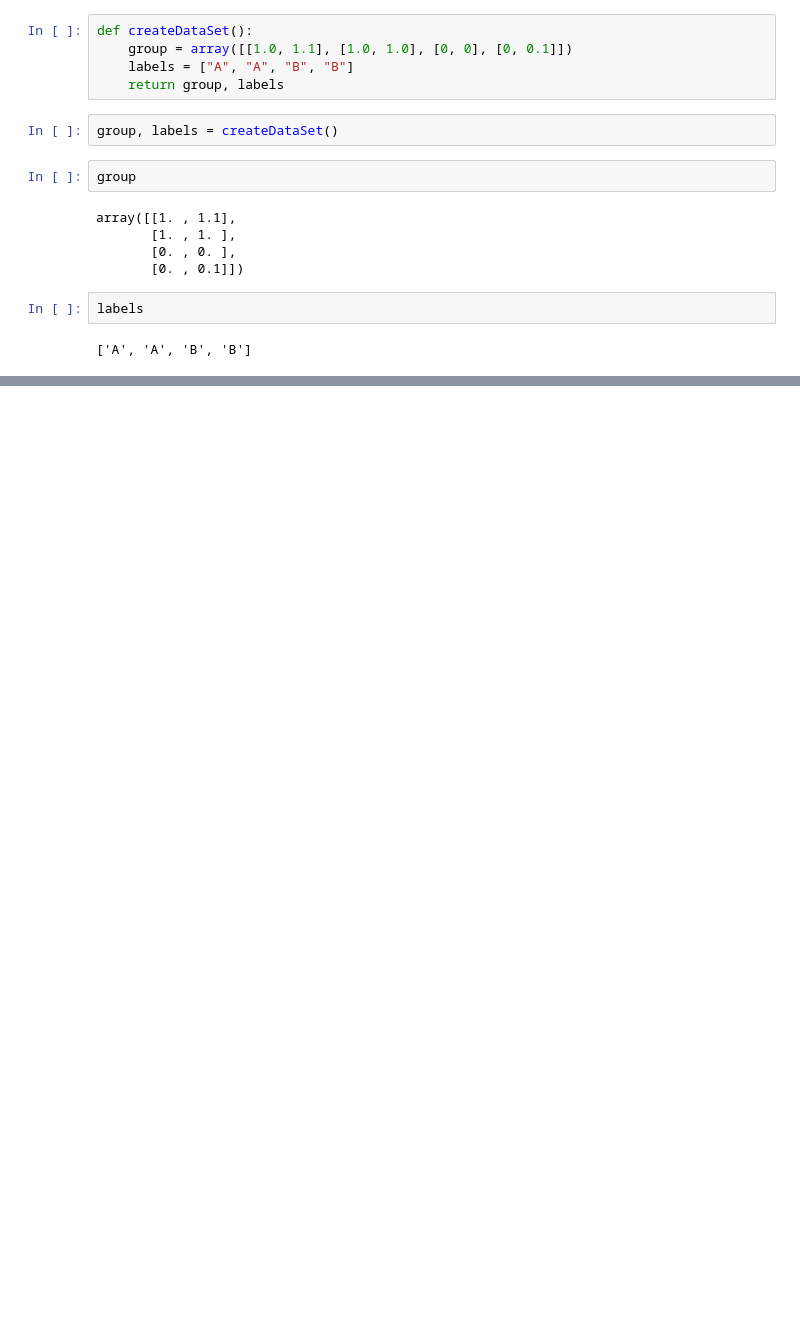
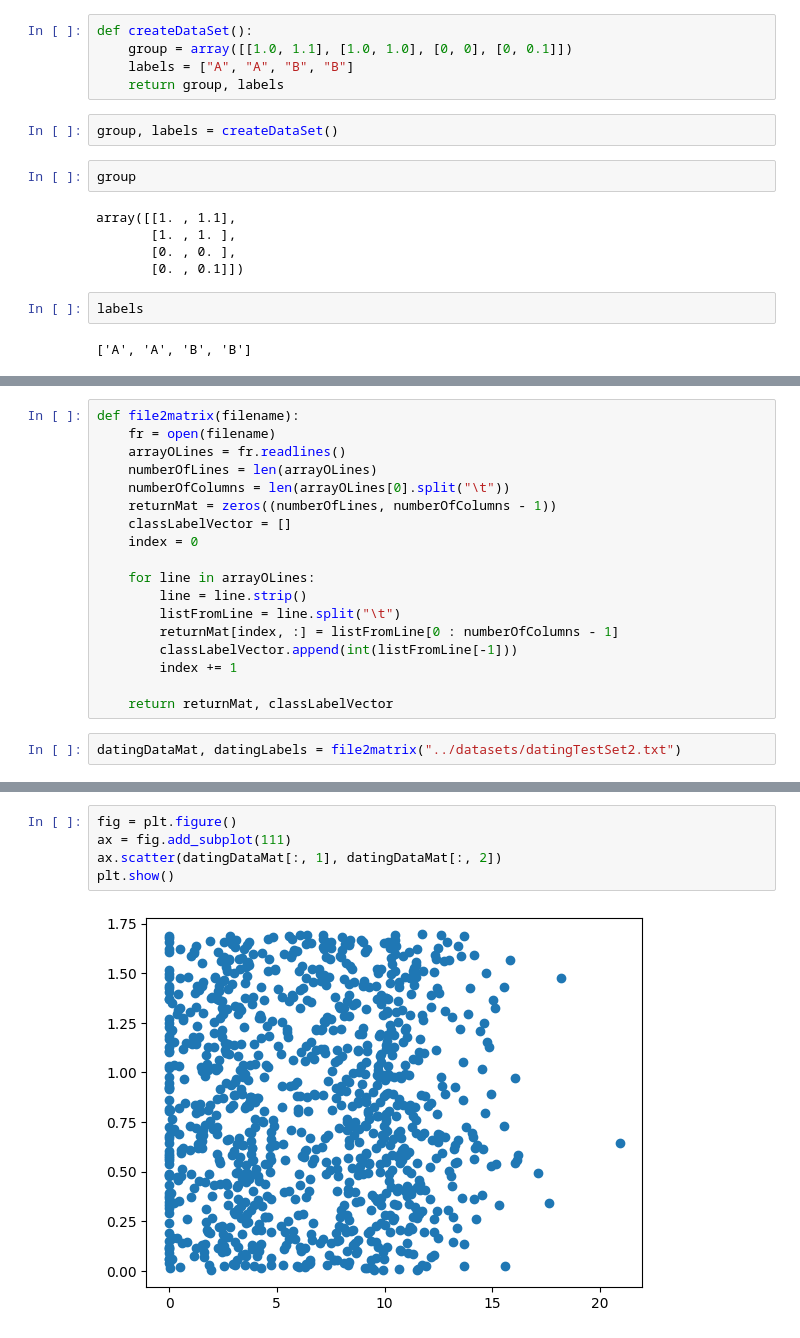
Before and after one commit to rrkas/aiml-codes, a Jupyter notebook: by-books/Machine Learning in Action -- PETER HARRINGTON/notebooks/0002-NumPy-KNN.ipynb, the cells around one changed output, grey strips where cells are left out. Drawn from its saved outputs; the diff is of its cells as text; blank space fills up the shorter version.

```diff
--- a/by-books/Machine Learning in Action -- PETER HARRINGTON/notebooks/0002-NumPy-KNN.ipynb
+++ b/by-books/Machine Learning in Action -- PETER HARRINGTON/notebooks/0002-NumPy-KNN.ipynb
@@ -55,0 +81,20 @@ classify0([0, 0], group, labels, 3)
+# %%
+def file2matrix(filename):
+    fr = open(filename)
+    arrayOLines = fr.readlines()
+    numberOfLines = len(arrayOLines)
+    numberOfColumns = len(arrayOLines[0].split("\t"))
+    returnMat = zeros((numberOfLines, numberOfColumns - 1))
+    classLabelVector = []
+    index = 0
+
+    for line in arrayOLines:
+        line = line.strip()
+        listFromLine = line.split("\t")
+        returnMat[index, :] = listFromLine[0 : numberOfColumns - 1]
+        classLabelVector.append(int(listFromLine[-1]))
+        index += 1
+
+    return returnMat, classLabelVector
+# %%
+datingDataMat, datingLabels = file2matrix("../datasets/datingTestSet2.txt")
@@ -55,0 +123,7 @@ classify0([0, 0], group, labels, 3)
+# %%
+fig = plt.figure()
+ax = fig.add_subplot(111)
+ax.scatter(datingDataMat[:, 1], datingDataMat[:, 2])
+plt.show()
+# %% [output]
+[figure, added]
```
Also changed, not shown: parts of 7 cells of this notebook, 4 other files.
